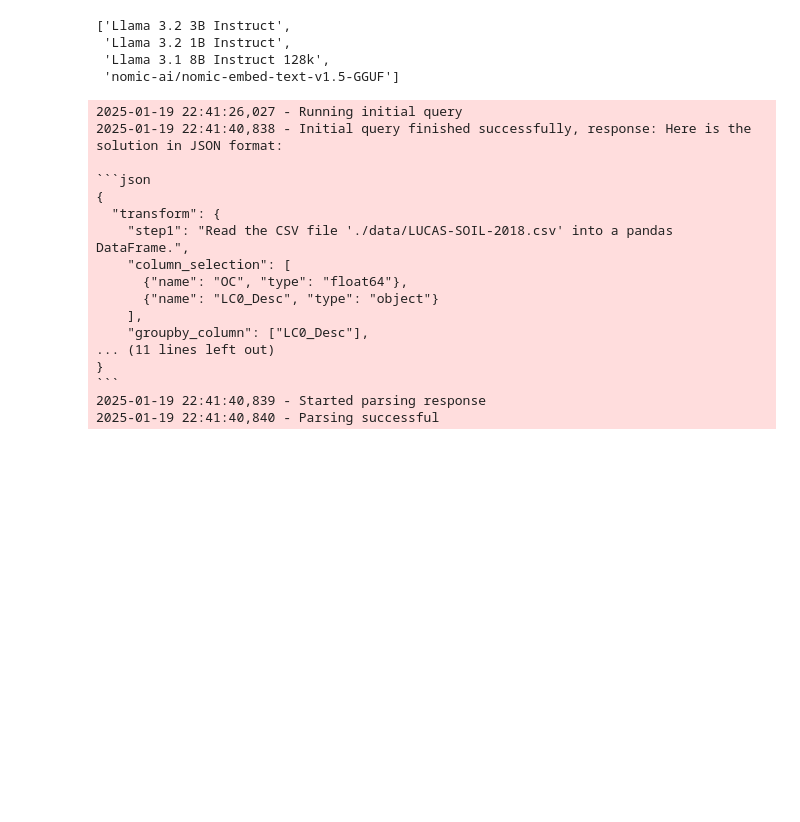
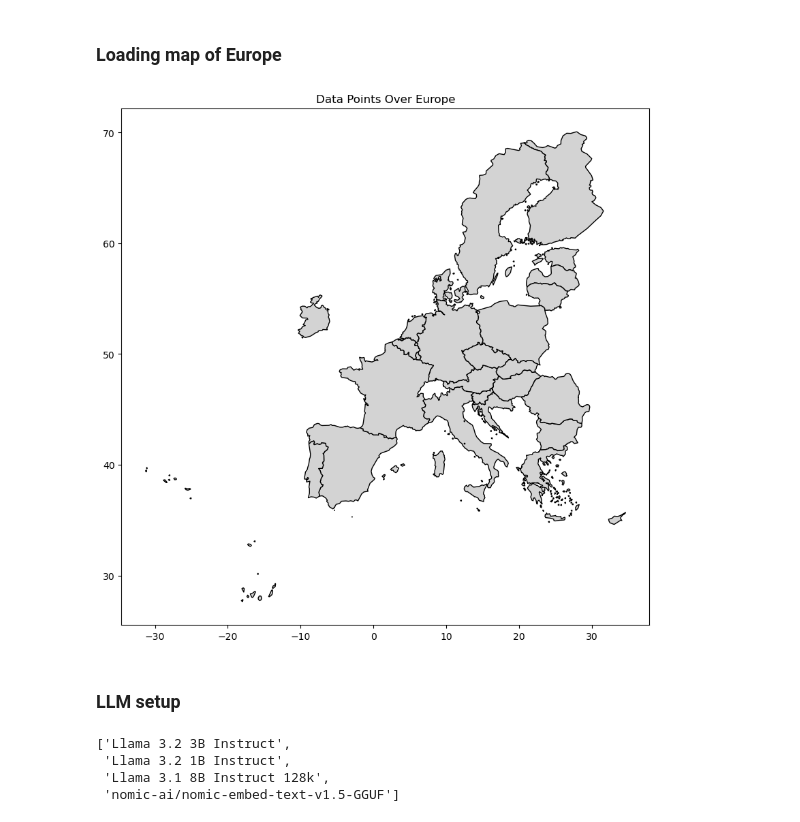
Before and after one commit to damirnummesa/NLP-projekt, a Jupyter notebook: demo.ipynb, the cells around one changed output. Drawn from its saved outputs; the diff is of its cells as text; code cells hidden in the pictures; blank space fills up the shorter version.

````diff
--- a/demo.ipynb
+++ b/demo.ipynb
@@ -15,3 +25,22 @@ from utils.pipeline import extract_python_code, extract_json
+# %% [markdown]
+### Loading map of Europe
+# %%
+## load map from shapefile
+world_gdf = gpd.read_file('data/europe/CNTR_RG_20M_2024_3035.shp')
+world_gdf = world_gdf.to_crs(epsg=4326)
+europe_gdf = world_gdf[world_gdf['EU_STAT'] == 'T']
+europe_gdf.loc[78, 'geometry'] = world_gdf[
+    world_gdf['CNTR_ID'] == 'FR'
+].iloc[0].geometry.geoms[3] ## dropping France's overseas teritories
+# %%
+fig, ax = plt.subplots(figsize=(10, 10))
+europe_gdf.plot(ax=ax, edgecolor='black', color='lightgray')
+plt.title("Data Points Over Europe")
+plt.show()
+# %% [output]
+[figure, added]
+# %% [markdown]
+### LLM setup
 # %%
 llm_client = GPT4AllClient()
 # %%
@@ -63,39 +93,3 @@ MODEL_NAME_CODER = 'Llama 3.1 8B Instruct 128k'
 
 client_instructor = GPT4AllClient(model_name=MODEL_NAME_INSTRUCTOR)
 client_coder = GPT4AllClient(model_name=MODEL_NAME_CODER)
-# %%
-initial_query = QueryProvider.get_query(query_type=QueryType.INITIAL,
-                                        objective=objective,
-                                        data_description=data_description)
-logging.log(logging.INFO, "Running initial query")
-response = client_instructor.query(initial_query)
-
-logging.log(logging.INFO, f"Initial query finished successfully, response: {response}")
-
-logging.log(logging.INFO, "Started parsing response")
-try:
-    parsed_response = extract_json(response)
-    transform_instructions = parsed_response["transform"]
-    visualize_instructions = parsed_response["visualize"]
-    intermediate_data_description = parsed_response["column_definitions"]
-except Exception as e:
-    raise ValueError("Parsed response is not in json format or does not contain transform, visualize, or column_definitions keys.")
-logging.log(logging.INFO, "Parsing successful")
-# %% [output]
-2025-01-19 22:41:26,027 - Running initial query
-2025-01-19 22:41:40,838 - Initial query finished successfully, response: Here is the solution in JSON format:
-
-```json
-{
-  "transform": {
-    "step1": "Read the CSV file './data/LUCAS-SOIL-2018.csv' into a pandas DataFrame.",
-    "column_selection": [
-      {"name": "OC", "type": "float64"},
-      {"name": "LC0_Desc", "type": "object"}
-    ],
-    "groupby_column": ["LC0_Desc"],
-... (11 lines left out)
-}
-```
-2025-01-19 22:41:40,839 - Started parsing response
-2025-01-19 22:41:40,840 - Parsing successful
````
Also changed, not shown: parts of 12 cells of this notebook, 27 other files.
